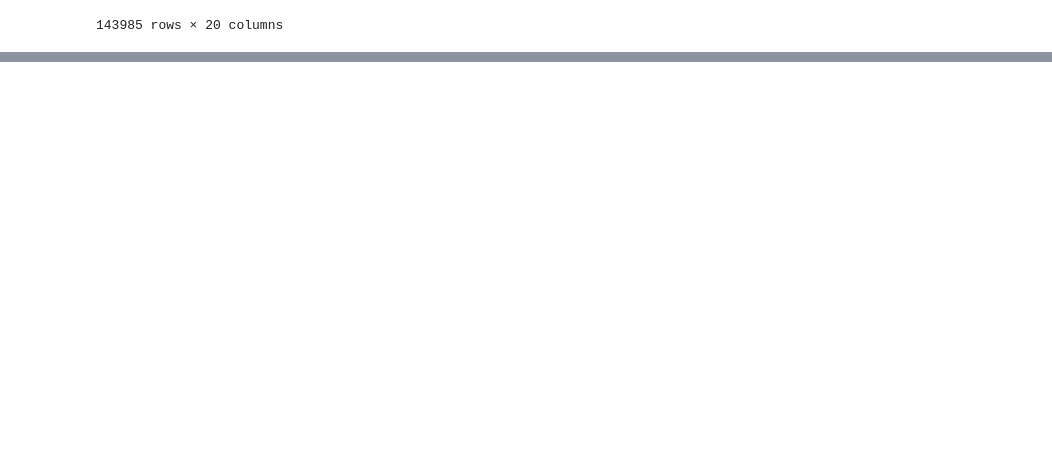
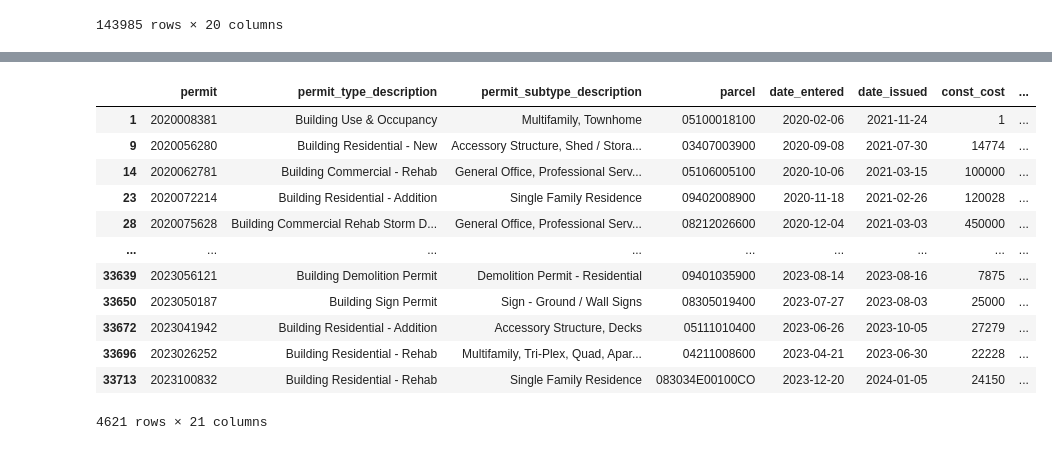
Before and after one commit to jchabinec/Making-Nashvilles-Streets-Safer, a Jupyter notebook: notebooks/get_data.ipynb, the cells around one changed output, grey strips where cells are left out. Saved outputs shown, nothing was run; the diff lists cells and outputs as text; code cells hidden in the pictures; blank space fills up the shorter version.

```diff
--- a/notebooks/get_data.ipynb
+++ b/notebooks/get_data.ipynb
@@ -236,0 +240,4 @@ nash_311.to_csv('../data/clean/nash_311.csv')
+# %%
+bdlg_permits_export = client.get("3h5w-q8b7", limit=2000000)
+bdlg_permits_raw = pd.DataFrame.from_records(bdlg_permits_export)
+bdlg_permits_raw.head()
@@ -236,0 +272,22 @@ nash_311.to_csv('../data/clean/nash_311.csv')
+# %%
+bdlg_permits_raw = bdlg_permits_raw.drop([':@computed_region_f73m_vb2k', ':@computed_region_cfa7_hbpz', ':@computed_region_gisn_y5cm', ':@computed_region_v3ji_vzam', ':@computed_region_c9xn_skx3', ':@computed_region_sjpq_96s8', ':@computed_region_kh5x_g7w5', ':@computed_region_yf9r_ed6g', ':@computed_region_fvtq_wnma', ':@computed_region_p6sk_2acq', ':@computed_region_b9k3_hpc2', ':@computed_region_gxvr_9jxz'], axis=1)
+# %%
+bdlg_permits_raw['date_entered'] = pd.to_datetime(bdlg_permits_raw['date_entered'])
+bdlg_permits_raw['date_issued'] = pd.to_datetime(bdlg_permits_raw['date_issued'])
+# %%
+bdlg_permits = bdlg_permits_raw[bdlg_permits_raw['zip'].isin(['37206', '37216', '37115'])]
+bdlg_permits
+# %% [output]
+|  | permit | permit_type_description | permit_subtype_description | parcel | date_entered | date_issued | const_cost | ... |
+| 1 | 2020008381 | Building Use & Occupancy | Multifamily, Townhome | 05100018100 | 2020-02-06 | 2021-11-24 | 1 | ... |
+| 9 | 2020056280 | Building Residential - New | Accessory Structure, Shed / Stora... | 03407003900 | 2020-09-08 | 2021-07-30 | 14774 | ... |
+| 14 | 2020062781 | Building Commercial - Rehab | General Office, Professional Serv... | 05106005100 | 2020-10-06 | 2021-03-15 | 100000 | ... |
+| 23 | 2020072214 | Building Residential - Addition | Single Family Residence | 09402008900 | 2020-11-18 | 2021-02-26 | 120028 | ... |
+| 28 | 2020075628 | Building Commercial Rehab Storm D... | General Office, Professional Serv... | 08212026600 | 2020-12-04 | 2021-03-03 | 450000 | ... |
+| ... | ... | ... | ... | ... | ... | ... | ... | ... |
+| 33639 | 2023056121 | Building Demolition Permit | Demolition Permit - Residential | 09401035900 | 2023-08-14 | 2023-08-16 | 7875 | ... |
+| 33650 | 2023050187 | Building Sign Permit | Sign - Ground / Wall Signs | 08305019400 | 2023-07-27 | 2023-08-03 | 25000 | ... |
+| 33672 | 2023041942 | Building Residential - Addition | Accessory Structure, Decks | 05111010400 | 2023-06-26 | 2023-10-05 | 27279 | ... |
+| 33696 | 2023026252 | Building Residential - Rehab | Multifamily, Tri-Plex, Quad, Apar... | 04211008600 | 2023-04-21 | 2023-06-30 | 22228 | ... |
+| 33713 | 2023100832 | Building Residential - Rehab | Single Family Residence | 083034E00100CO | 2023-12-20 | 2024-01-05 | 24150 | ... |
+4621 rows × 21 columns
```
Also changed, not shown: parts of 9 cells of this notebook, 5 other files.
